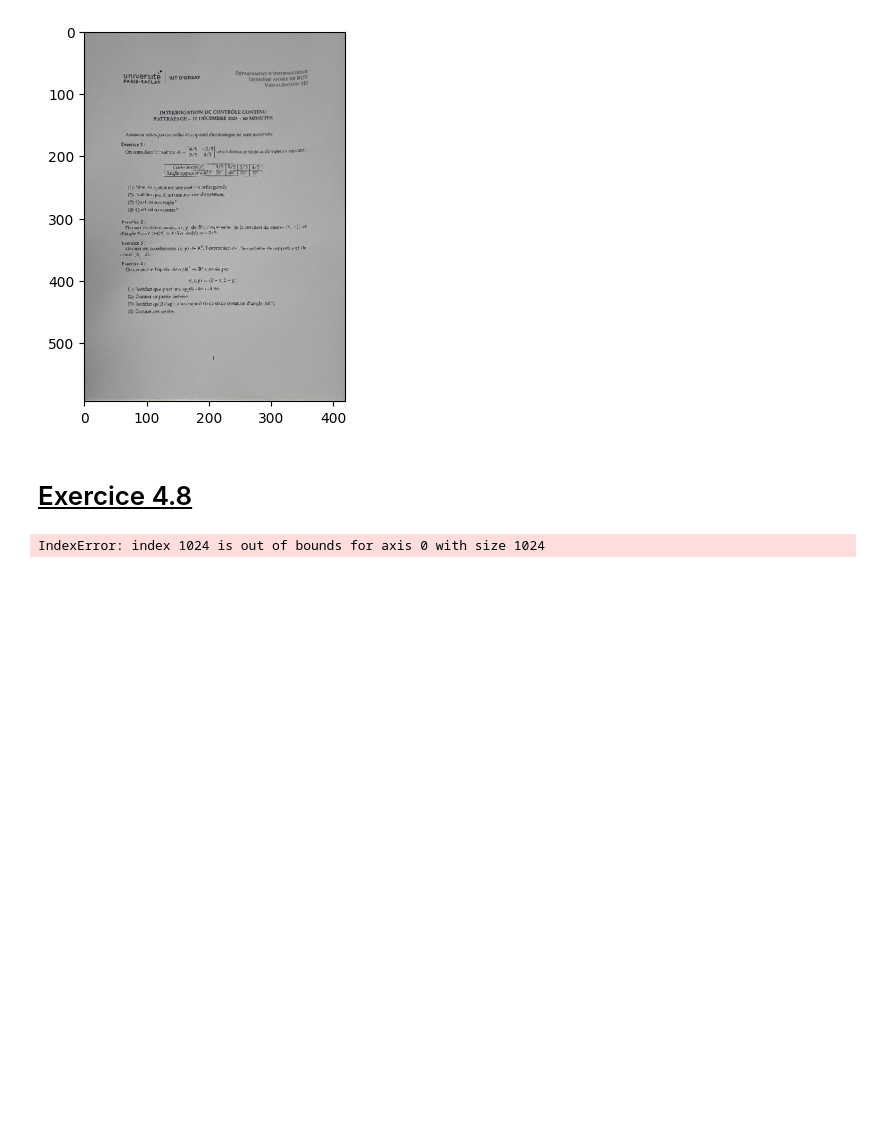
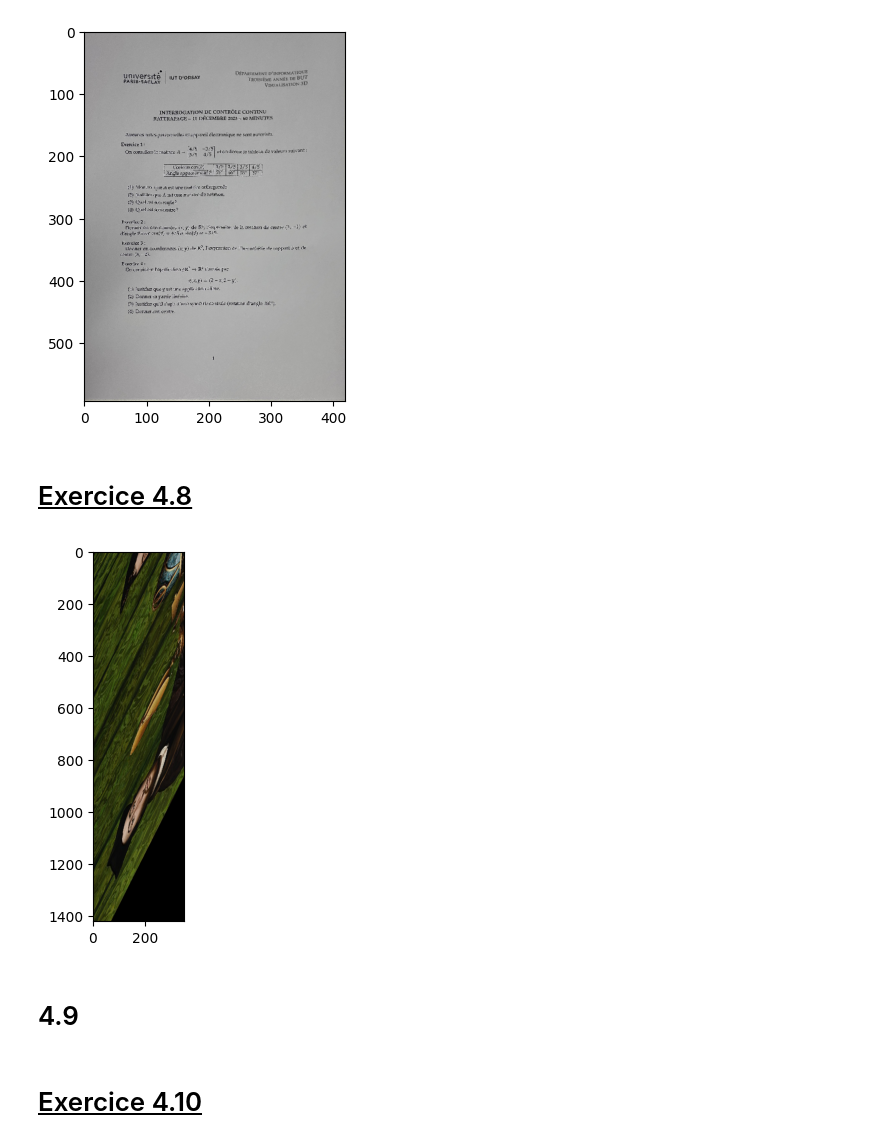
Before and after one commit to LoKiseRaven/Cours, a Jupyter notebook: Maths3D/TP2/TP2.ipynb, the cells around one changed output. Cells and saved outputs as stored; diff of their text form; code cells hidden in the pictures; blank space fills up the shorter version.

```diff
--- a/Maths3D/TP2/TP2.ipynb
+++ b/Maths3D/TP2/TP2.ipynb
@@ -148,7 +148,7 @@ niveaux de couleurs de l’image initiale comme on a pu le faire dans le premier
 hat gauche, bas gauche, haut droit, bas droit.
 # %%
 def g(x, y, P):
-    vec = np.dot(P, np.array([x, y, 1]))
+    vec = np.dot(P, point_vecteur([x, y]))
     return vec[0]/vec[2], vec[1]/vec[2]
 # %%
 def rectification_projective_A4(p_1, p_2, p_3, p_4, image):
@@ -176,19 +177,26 @@ plt.show()
 # %%
 def anamorphose(p_1, p_2, p_3, p_4, image):
     nouvelle_image = np.zeros((1420, 350, 3), dtype=np.uint8)
 
     P = matrice_passage(p_1, p_2, p_3, p_4, [0, 0], [0, 1419], [349, 0], [349, 1419])
 
     for i in range(1420):
         for j in range(350):
             x, y = g(j, i, np.linalg.inv(P))
             if 0 <= x < image.shape[1] and 0 <= y < image.shape[0]:
-                nouvelle_image[i, j] = image[int(x), int(y)]
+                if 0 <= i < nouvelle_image.shape[0] and 0 <= j < nouvelle_image.shape[1]:
+                    nouvelle_image[i, j] = image[int(y), int(x)]
     return nouvelle_image
 
-image_embassadeurs = plt.imread("ambassadeurs.jpg")
-image_anamorphose = anamorphose([5,5], [1413,342], [947,77], [469,268], image_embassadeurs)
+image_ambassadeurs = plt.imread("ambassadeurs.jpg")
+image_anamorphose = anamorphose([5,5], [947, 77], [469, 268], [1413, 342], image_ambassadeurs)
+#plt.imshow(plt.imread("ambassadeurs.jpg"))
+#plt.show()
 plt.imshow(image_anamorphose)
 plt.show()
 # %% [output]
-IndexError: index 1024 is out of bounds for axis 0 with size 1024
+[figure, added]
+# %% [markdown]
+# 4.9
+# %% [markdown]
+# <u>Exercice 4.10</u>
```
Also changed, not shown: parts of 1 cell of this notebook, 1 other file.
